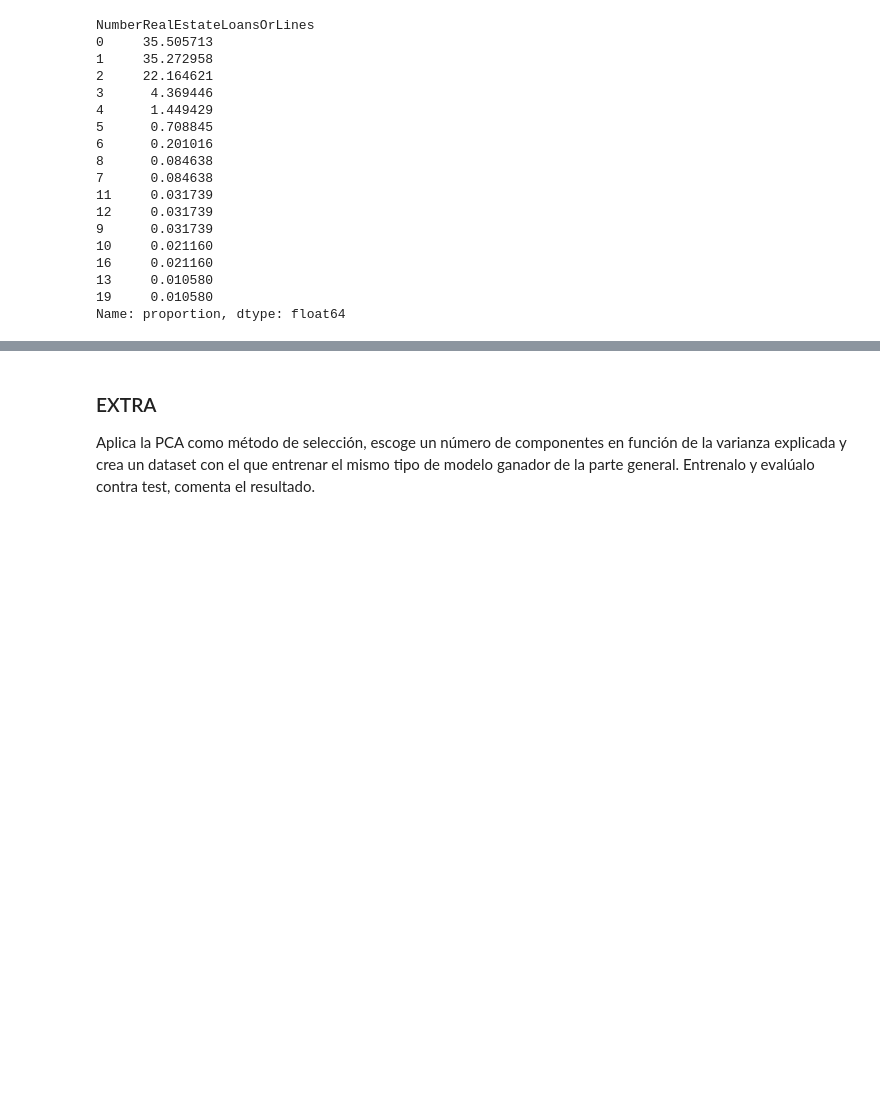
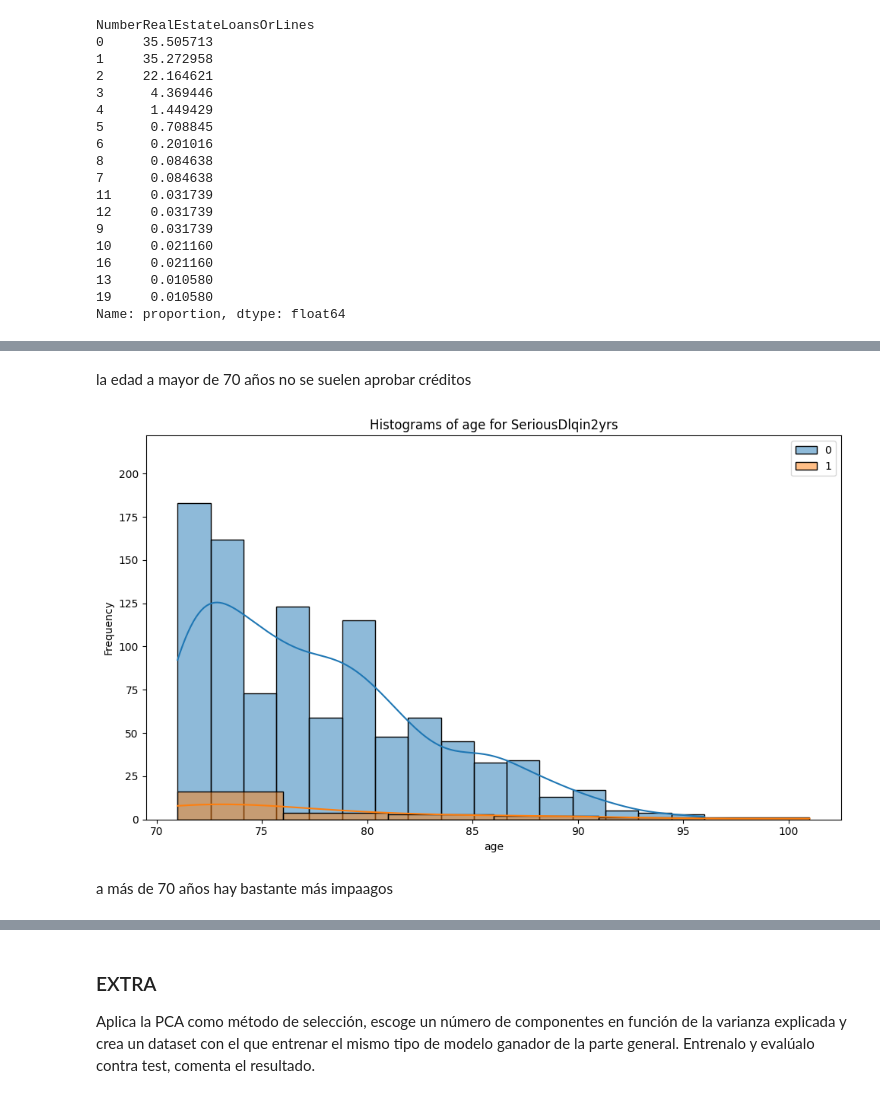
Before and after one commit to mfondevilla/DS-Online-MelaniaFondevilla, a Jupyter notebook: 04_Machine_Learning/Sprint_14/Unidad_02_ML_No_Supervisado_Feature_Selection/03_Practica_Obligatoria/18_Practica_Obligatoria_Feature_Selection.ipynb, the cells around one changed output, grey strips where cells are left out. Cells and saved outputs as stored; diff of their text form; code cells hidden in the pictures; blank space fills up the shorter version.

```diff
--- a/04_Machine_Learning/Sprint_14/Unidad_02_ML_No_Supervisado_Feature_Selection/03_Practica_Obligatoria/18_Practica_Obligatoria_Feature_Selection.ipynb
+++ b/04_Machine_Learning/Sprint_14/Unidad_02_ML_No_Supervisado_Feature_Selection/03_Practica_Obligatoria/18_Practica_Obligatoria_Feature_Selection.ipynb
@@ -239,0 +258,3 @@ Name: proportion, dtype: float64
+# %%
+col_30_59 = "NumberOfTime30-59DaysPastDueNotWorse"
+train_set[train_set[target]==0][col_30_59].value_counts(True)
@@ -239,0 +378,10 @@ Name: proportion, dtype: float64
+# %% [markdown]
+la edad a mayor de 70 años no se suelen aprobar créditos
+# %%
+edad_cool = (train_set["age"] > 70)
+
+bt.plot_grouped_histograms(train_set[edad_cool], cat_col=target, num_col="age", group_size = 2) #pintamos la relación entre las features numéricas y el target
+# %% [output]
+[figure, added]
+# %% [markdown]
+a más de 70 años hay bastante más impaagos
```
Also changed, not shown: parts of 52 cells of this notebook, 1 other file.
